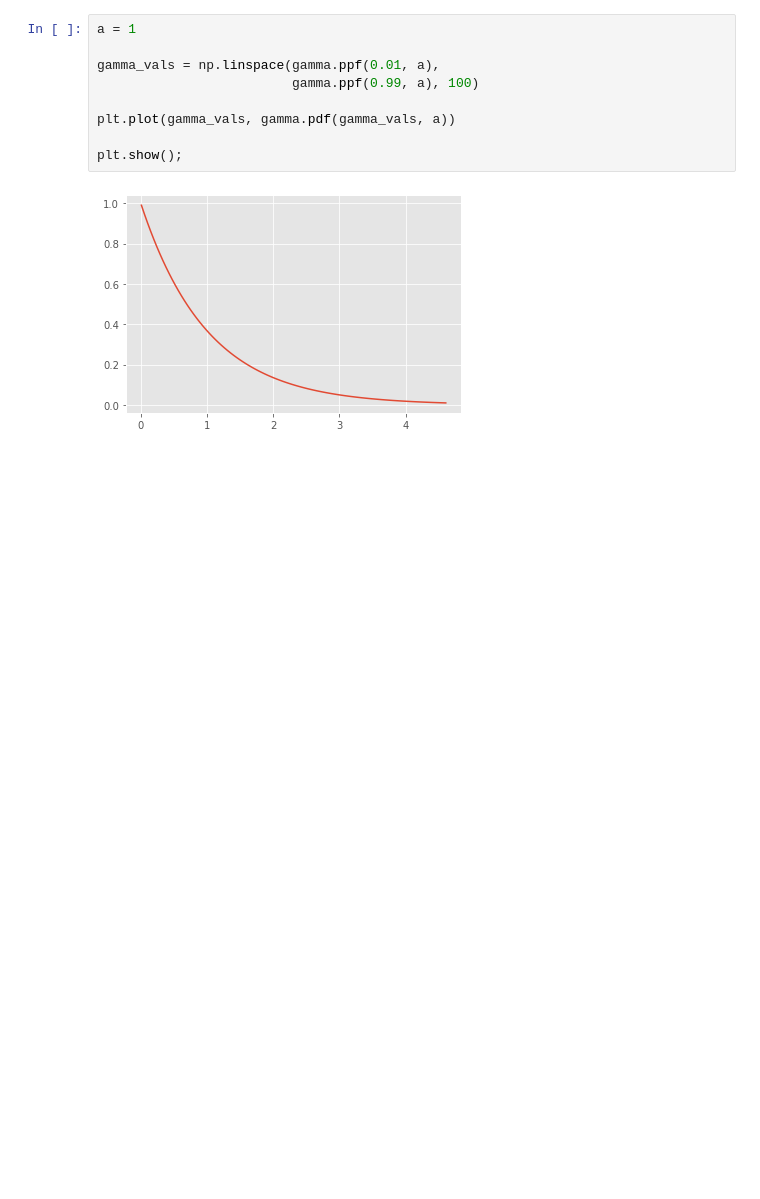
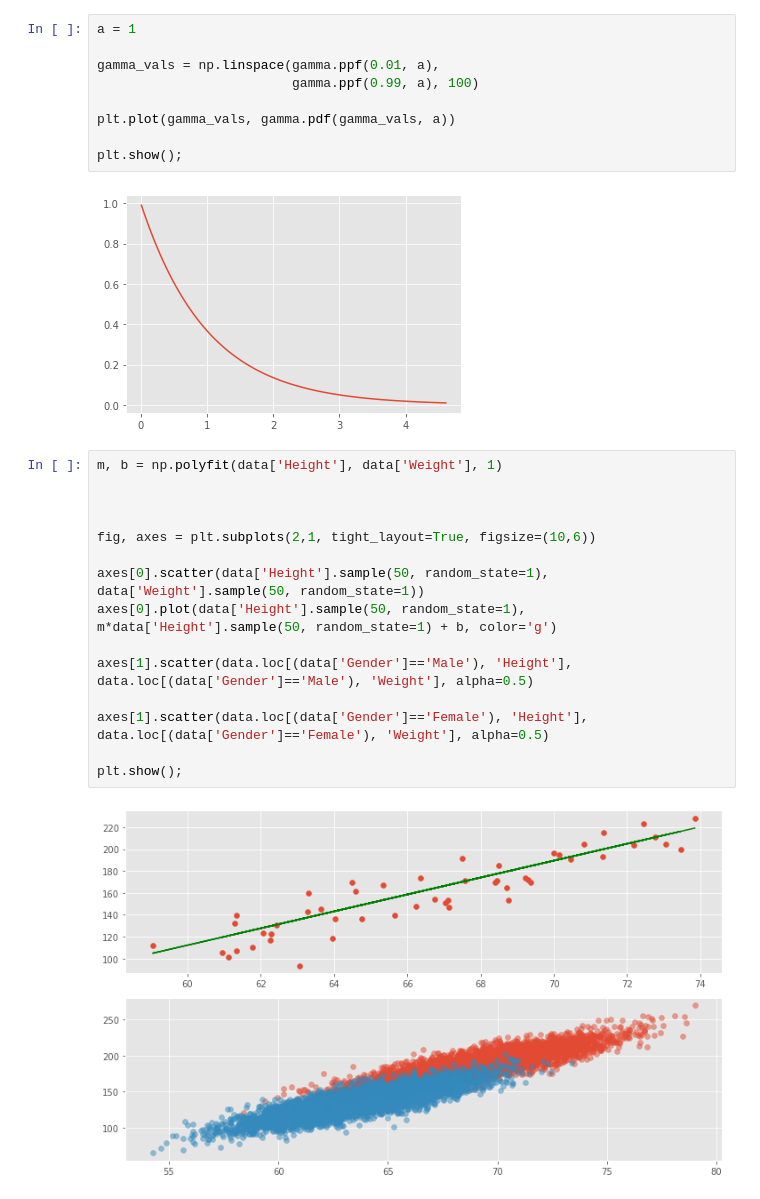
Before and after one commit to jkurdys/ML_for_Hackers, a Jupyter notebook: 02-Exploration/data_exploration.ipynb, the cells around one changed output. Saved outputs shown, nothing was run; the diff lists cells and outputs as text; blank space fills up the shorter version.

```diff
--- a/02-Exploration/data_exploration.ipynb
+++ b/02-Exploration/data_exploration.ipynb
@@ -124,3 +124,20 @@ plt.plot(gamma_vals, gamma.pdf(gamma_vals, a))
 plt.show();
 # %% [output]
 [figure]
+# %%
+m, b = np.polyfit(data['Height'], data['Weight'], 1)
+
+
+
+fig, axes = plt.subplots(2,1, tight_layout=True, figsize=(10,6))
+
+axes[0].scatter(data['Height'].sample(50, random_state=1), data['Weight'].sample(50, random_state=1))
+axes[0].plot(data['Height'].sample(50, random_state=1), m*data['Height'].sample(50, random_state=1) + b, color='g')
+
+axes[1].scatter(data.loc[(data['Gender']=='Male'), 'Height'], data.loc[(data['Gender']=='Male'), 'Weight'], alpha=0.5)
+
+axes[1].scatter(data.loc[(data['Gender']=='Female'), 'Height'], data.loc[(data['Gender']=='Female'), 'Weight'], alpha=0.5)
+
+plt.show();
+# %% [output]
+[figure, added]
```
